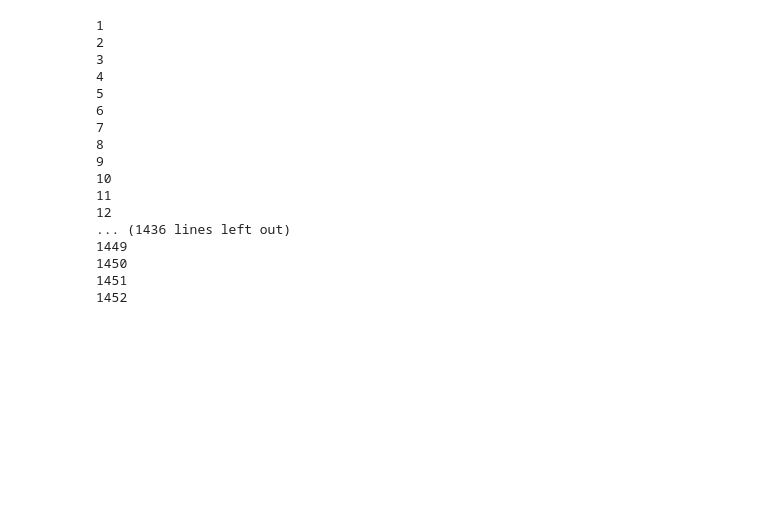
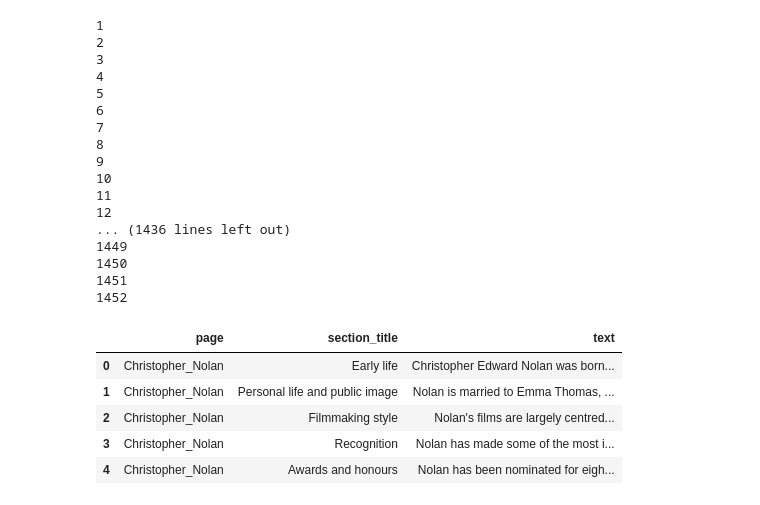
Before and after one commit to LSRAO/transformer-model-from-scratch, a Jupyter notebook: loading_tokenizer.ipynb, the cells around one changed output. Saved outputs shown, nothing was run; the diff lists cells and outputs as text; code cells hidden in the pictures; blank space fills up the shorter version.

```diff
--- a/loading_tokenizer.ipynb
+++ b/loading_tokenizer.ipynb
@@ -136,3 +136,15 @@ for x in dec_tokenizer.index_word:
 1450
 1451
 1452
+# %%
+import pandas as pd
+df = pd.read_csv('./NOLAN_wiki/orignal_train_pages.csv')
+# %%
+df.head()
+# %% [output]
+|  | page | section_title | text |
+| 0 | Christopher_Nolan | Early life | Christopher Edward Nolan was born... |
+| 1 | Christopher_Nolan | Personal life and public image | Nolan is married to Emma Thomas, ... |
+| 2 | Christopher_Nolan | Filmmaking style | Nolan's films are largely centred... |
+| 3 | Christopher_Nolan | Recognition | Nolan has made some of the most i... |
+| 4 | Christopher_Nolan | Awards and honours | Nolan has been nominated for eigh... |
```
Also changed, not shown: parts of 8 cells of this notebook, 3 other files.
